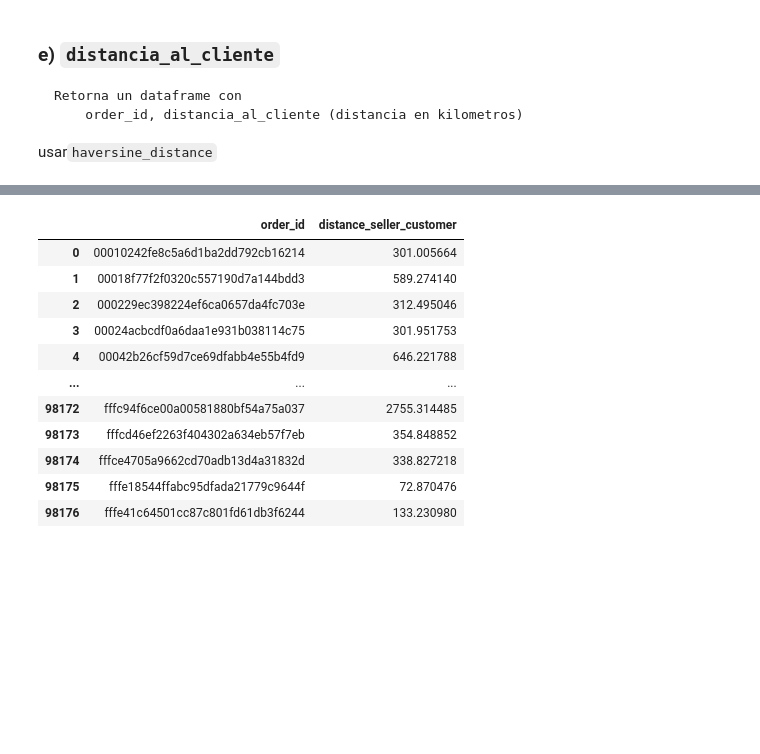
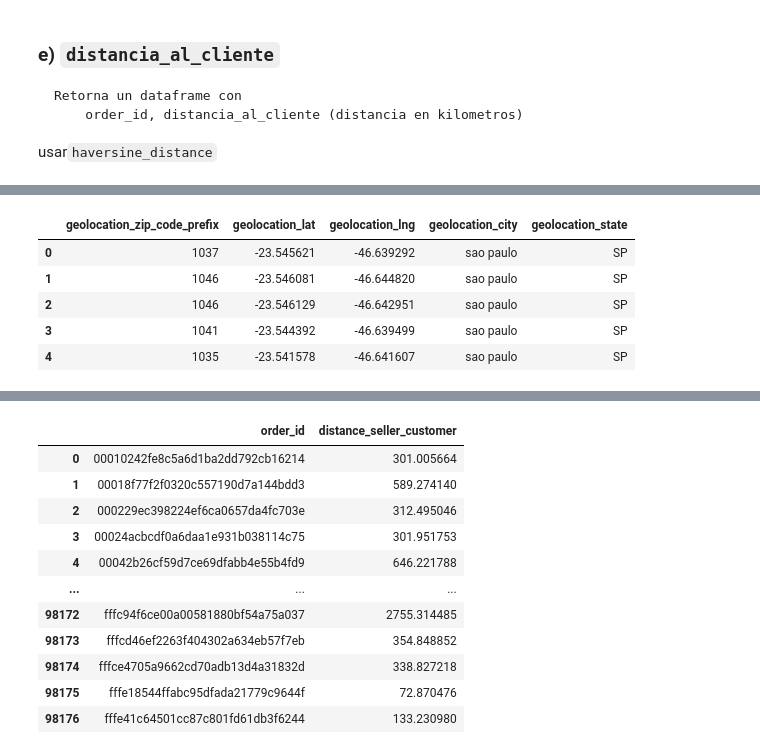
Before and after one commit to pedrosaluzzi/Olist, a Jupyter notebook: ejercicio_orders_part1 (2).ipynb, the cells around one changed output, grey strips where cells are left out. Cells and saved outputs as stored; diff of their text form; code cells hidden in the pictures; blank space fills up the shorter version.

```diff
--- a/ejercicio_orders_part1 (2).ipynb
+++ b/ejercicio_orders_part1 (2).ipynb
@@ -407,3 +430,13 @@ def haversine_distance(lon1, lat1, lon2, lat2):
 #agroupa data['geolocation'] con ese metodo y crea un datset llamado geo
 
 # Solo usar columnas 'seller_id', 'seller_zip_code_prefix', 'geolocation_lat', 'geolocation_lng'
+# %%
+geolocation = data['geolocation'].copy()
+geolocation.head()
+# %% [output]
+|  | geolocation_zip_code_prefix | geolocation_lat | geolocation_lng | geolocation_city | geolocation_state |
+| 0 | 1037 | -23.545621 | -46.639292 | sao paulo | SP |
+| 1 | 1046 | -23.546081 | -46.644820 | sao paulo | SP |
+| 2 | 1046 | -23.546129 | -46.642951 | sao paulo | SP |
+| 3 | 1041 | -23.544392 | -46.639499 | sao paulo | SP |
+| 4 | 1035 | -23.541578 | -46.641607 | sao paulo | SP |
```
Also changed, not shown: parts of 12 cells of this notebook.
